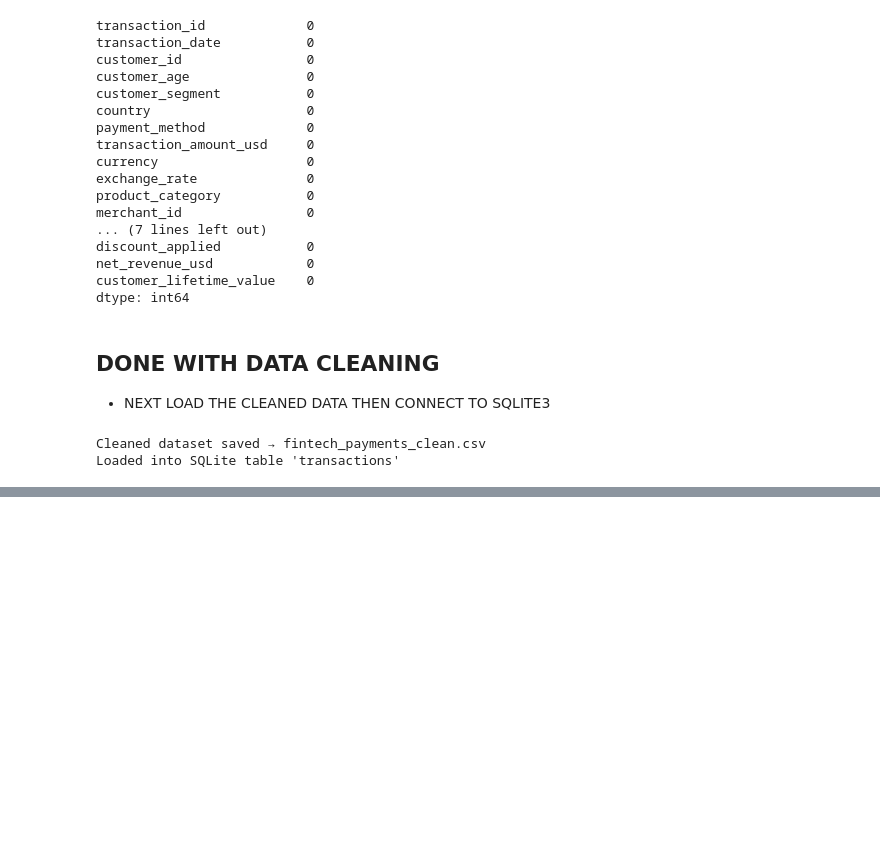
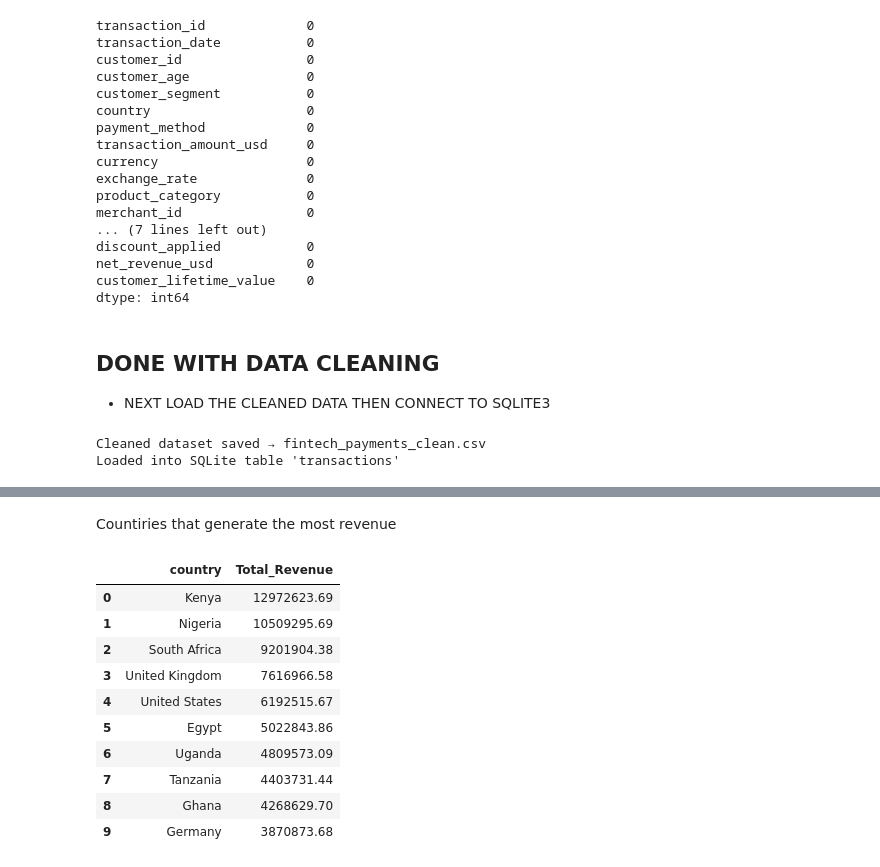
Before and after one commit to tracyvuleze2-sketch/GLOBAL_FINTECH_PROJECT, a Jupyter notebook: FinTech_Project.ipynb, the cells around one changed output, grey strips where cells are left out. Saved outputs shown, nothing was run; the diff lists cells and outputs as text; code cells hidden in the pictures; blank space fills up the shorter version.

Commit message:
countries with most revenue

```diff
--- a/FinTech_Project.ipynb
+++ b/FinTech_Project.ipynb
@@ -526,0 +556,22 @@ Loaded into SQLite table 'transactions'
+# %% [markdown]
+Countiries that generate the most revenue
+# %%
+df1=pd.read_sql("""
+SELECT country, SUM(net_revenue_usd) AS Total_Revenue
+                FROM transactions
+                GROUP BY country
+                ORDER BY Total_Revenue DESC
+""",conn)
+df1.head(10)
+# %% [output]
+|  | country | Total_Revenue |
+| 0 | Kenya | 12972623.69 |
+| 1 | Nigeria | 10509295.69 |
+| 2 | South Africa | 9201904.38 |
+| 3 | United Kingdom | 7616966.58 |
+| 4 | United States | 6192515.67 |
+| 5 | Egypt | 5022843.86 |
+| 6 | Uganda | 4809573.09 |
+| 7 | Tanzania | 4403731.44 |
+| 8 | Ghana | 4268629.70 |
+| 9 | Germany | 3870873.68 |
```
Also changed, not shown: parts of 9 cells of this notebook, 1 other file.
